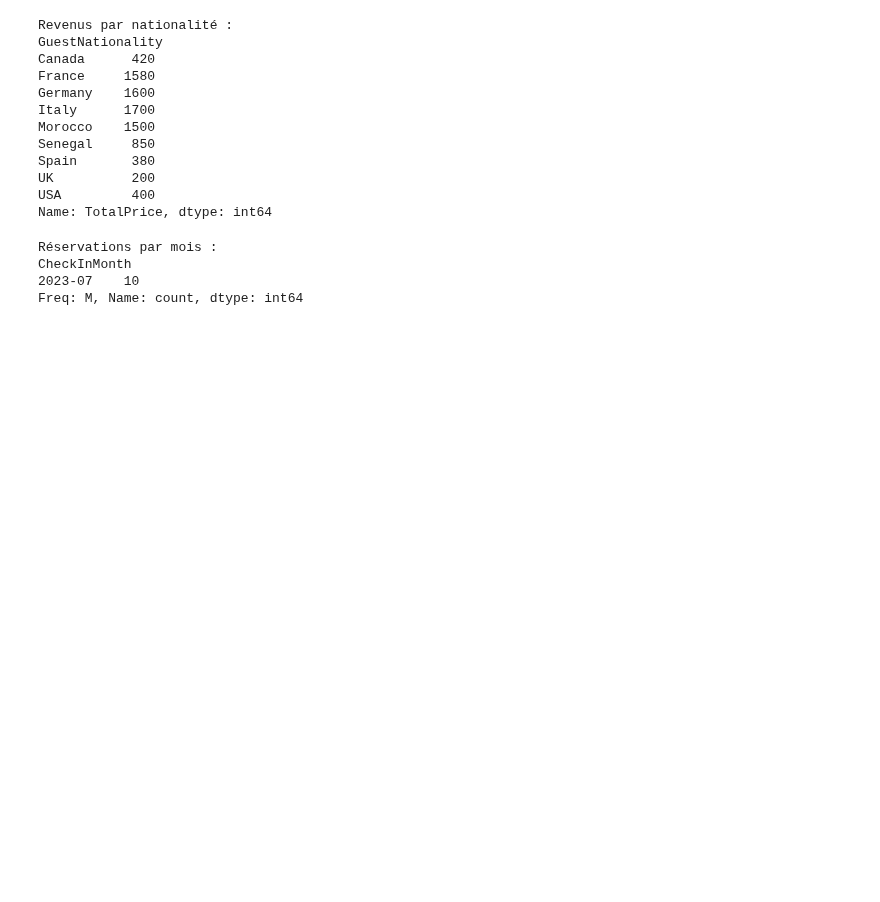
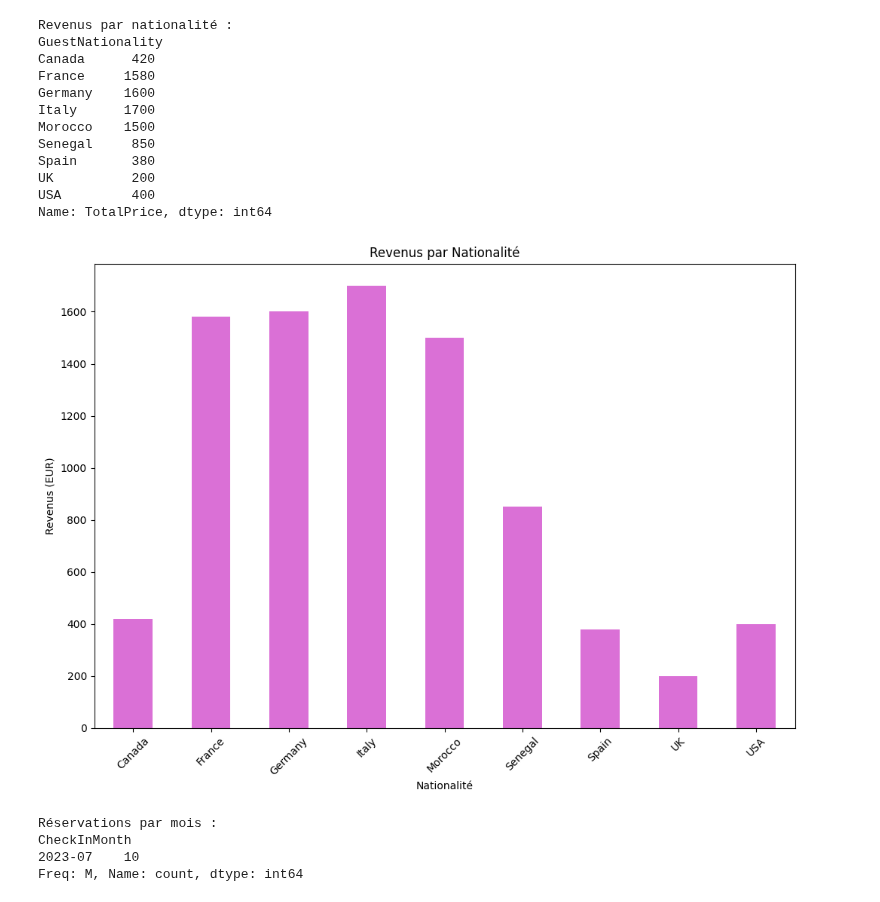
Before and after one commit to sowpoulo/COURSERA, a Jupyter notebook: Untitled2.ipynb, the cells around one changed output. Drawn from its saved outputs; the diff is of its cells as text; code cells hidden in the pictures; blank space fills up the shorter version.

```diff
--- a/Untitled2.ipynb
+++ b/Untitled2.ipynb
@@ -124,6 +136,20 @@ Spain       380
 UK          200
 USA         400
 Name: TotalPrice, dtype: int64
+# %%
+# Calculer les revenus par nationalité
+revenue_by_nationality = data.groupby('GuestNationality')['TotalPrice'].sum()
+
+# Créer un diagramme à barres
+plt.figure(figsize=(12, 8))
+revenue_by_nationality.plot(kind='bar', color='orchid')
+plt.title('Revenus par Nationalité')
+plt.xlabel('Nationalité')
+plt.ylabel('Revenus (EUR)')
+plt.xticks(rotation=45)
+plt.show()
+# %% [output]
+[figure, added]
 # %%
 # Ajouter une colonne pour le mois de l'enregistrement
 data['CheckInMonth'] = pd.to_datetime(data['CheckInDate']).dt.to_period('M')
```
Also changed, not shown: parts of 6 cells of this notebook.
